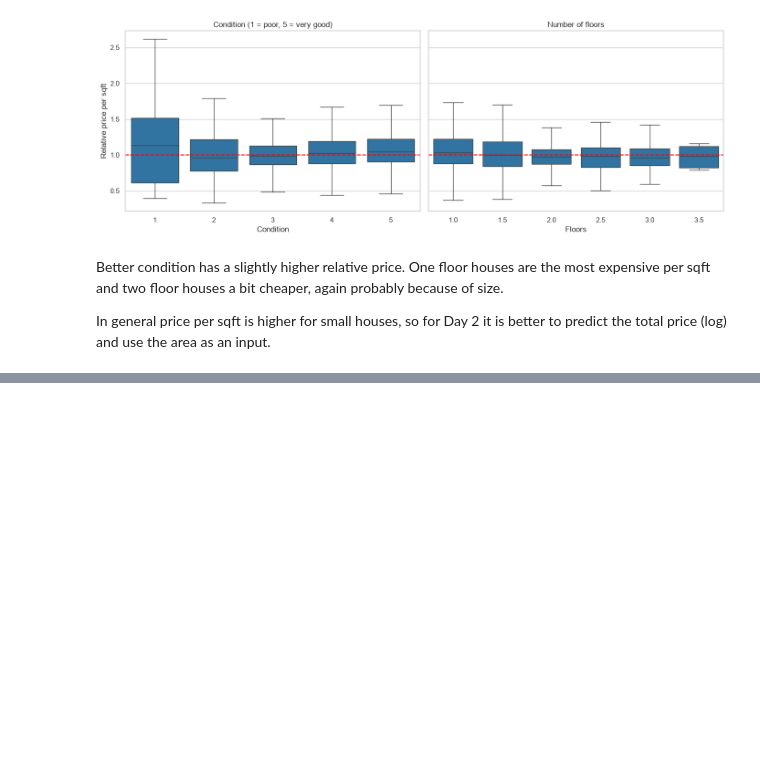
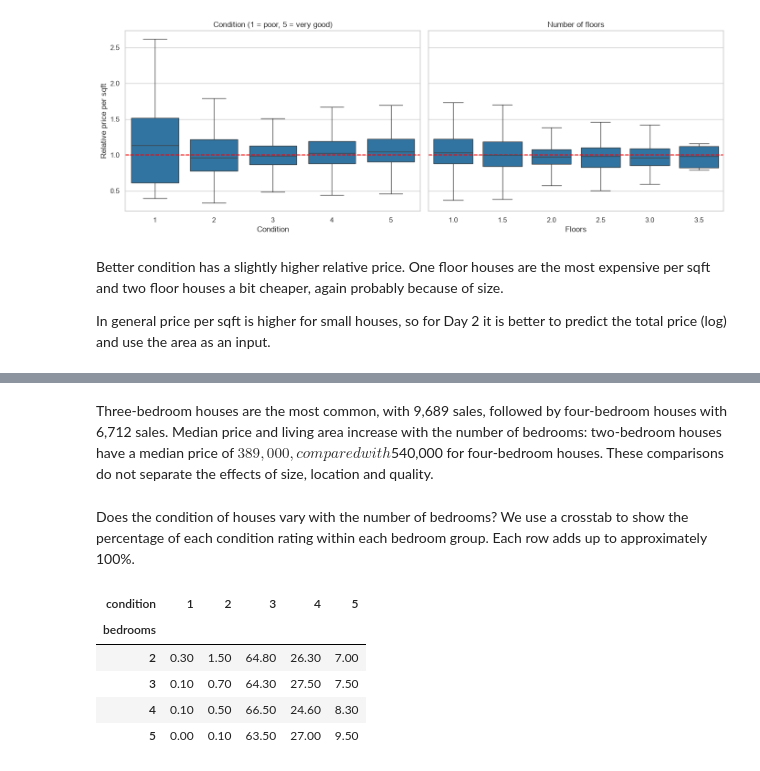
Before and after one commit to barsbabila/2-day1-assignment, a Jupyter notebook: notebook/Day1Group2.ipynb, the cells around one changed output, grey strips where cells are left out. Saved outputs shown, nothing was run; the diff lists cells and outputs as text; code cells hidden in the pictures; blank space fills up the shorter version.

```diff
--- a/notebook/Day1Group2.ipynb
+++ b/notebook/Day1Group2.ipynb
@@ -706,0 +737,19 @@ In general price per sqft is higher for small houses, so for Day 2 it is better
+# %% [markdown]
+Three-bedroom houses are the most common, with 9,689 sales, followed by four-bedroom houses with 6,712 sales. Median price and living area increase with the number of bedrooms: two-bedroom houses have a median price of $389,000, compared with $540,000 for four-bedroom houses. These comparisons do not separate the effects of size, location and quality.
+# %% [markdown]
+Does the condition of houses vary with the number of bedrooms? We use a crosstab to show the percentage of each condition rating within each bedroom group. Each row adds up to approximately 100%.
+# %%
+bedrooms_vs_condition = pd.crosstab(
+    df_clean["bedrooms"],
+    df_clean["condition"],
+    normalize="index"
+)
+
+(bedrooms_vs_condition.loc[1:5] * 100).round(1)
+# %% [output]
+| condition | 1 | 2 | 3 | 4 | 5 |
+| bedrooms |  |  |  |  |  |
+| 2 | 0.30 | 1.50 | 64.80 | 26.30 | 7.00 |
+| 3 | 0.10 | 0.70 | 64.30 | 27.50 | 7.50 |
+| 4 | 0.10 | 0.50 | 66.50 | 24.60 | 8.30 |
+| 5 | 0.00 | 0.10 | 63.50 | 27.00 | 9.50 |
```
Also changed, not shown: parts of 29 cells of this notebook.
